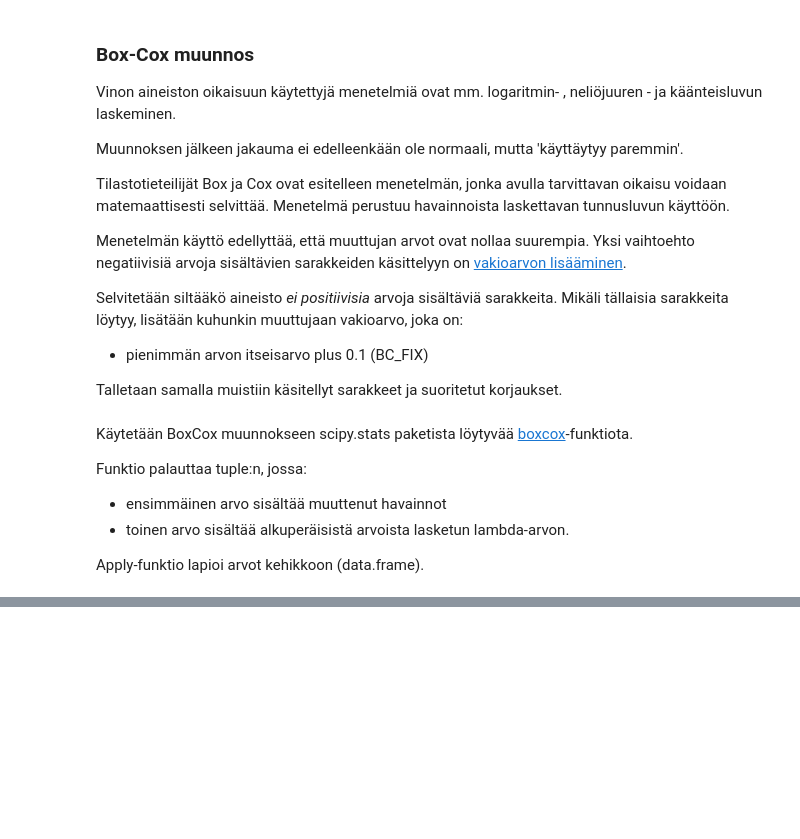
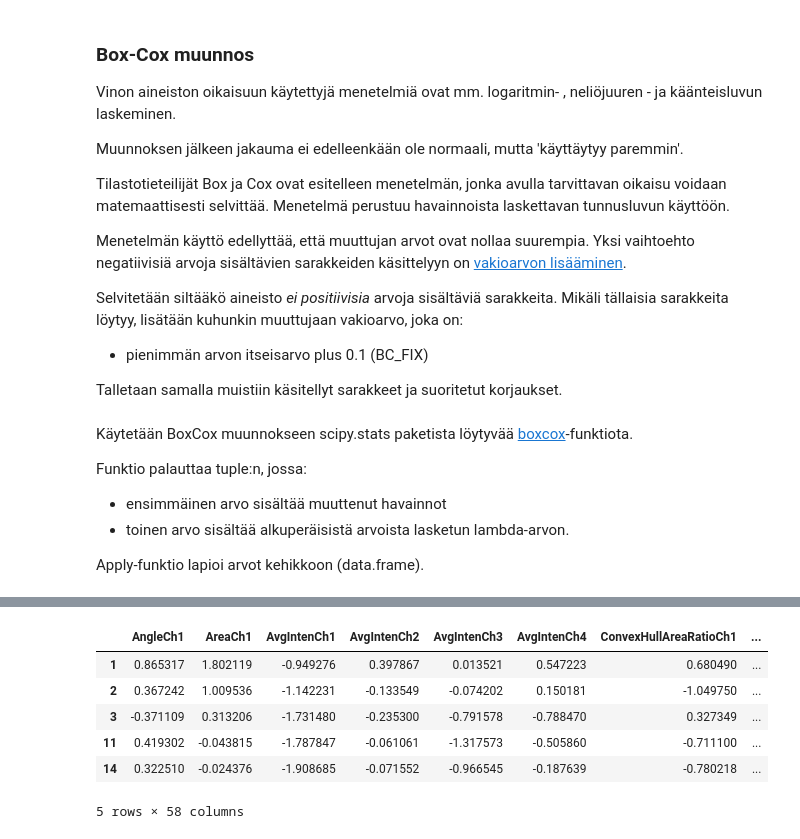
Before and after one commit to RaimoHaikari/data-analytiikka, a Jupyter notebook: applied-predictive-modelling/data-pre-processing.ipynb, the cells around one changed output, grey strips where cells are left out. Saved outputs shown, nothing was run; the diff lists cells and outputs as text; code cells hidden in the pictures; blank space fills up the shorter version.

Commit message:
Esikäsittely edennyt standardointiin

```diff
--- a/applied-predictive-modelling/data-pre-processing.ipynb
+++ b/applied-predictive-modelling/data-pre-processing.ipynb
@@ -194,0 +229,19 @@ plt.hist(dfBoxCoxTF.iloc[0,:]['KurtIntenCh1'], **kwargs);
+# %%
+std_scale = StandardScaler().fit(preProcessed)
+# preProcessed = std_scale.transform(preProcessed)
+
+preProcessed = pd.DataFrame(
+    std_scale.transform(preProcessed),
+    columns = preProcessed.columns,
+    index= preProcessed.index
+)
+
+preProcessed.head()
+# %% [output]
+|  | AngleCh1 | AreaCh1 | AvgIntenCh1 | AvgIntenCh2 | AvgIntenCh3 | AvgIntenCh4 | ConvexHullAreaRatioCh1 | ... |
+| 1 | 0.865317 | 1.802119 | -0.949276 | 0.397867 | 0.013521 | 0.547223 | 0.680490 | ... |
+| 2 | 0.367242 | 1.009536 | -1.142231 | -0.133549 | -0.074202 | 0.150181 | -1.049750 | ... |
+| 3 | -0.371109 | 0.313206 | -1.731480 | -0.235300 | -0.791578 | -0.788470 | 0.327349 | ... |
+| 11 | 0.419302 | -0.043815 | -1.787847 | -0.061061 | -1.317573 | -0.505860 | -0.711100 | ... |
+| 14 | 0.322510 | -0.024376 | -1.908685 | -0.071552 | -0.966545 | -0.187639 | -0.780218 | ... |
+5 rows × 58 columns
```
Also changed, not shown: parts of 16 cells of this notebook.
